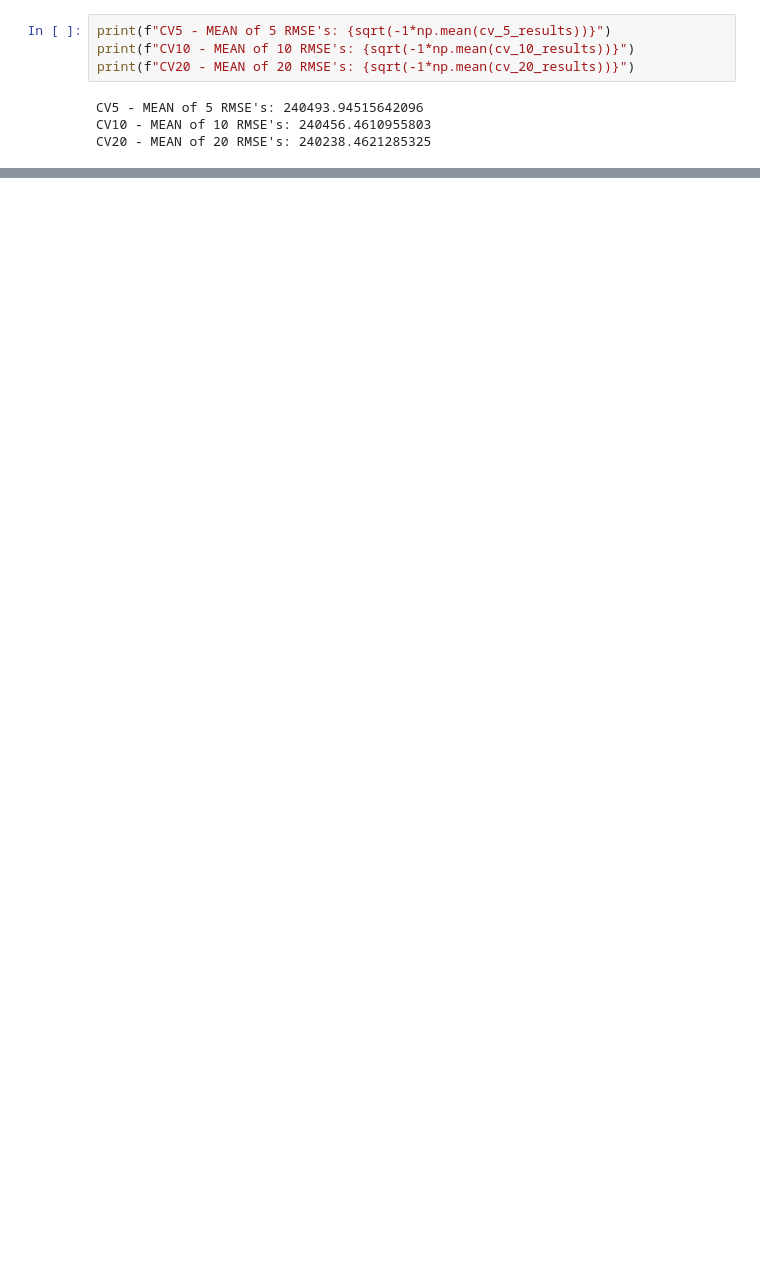
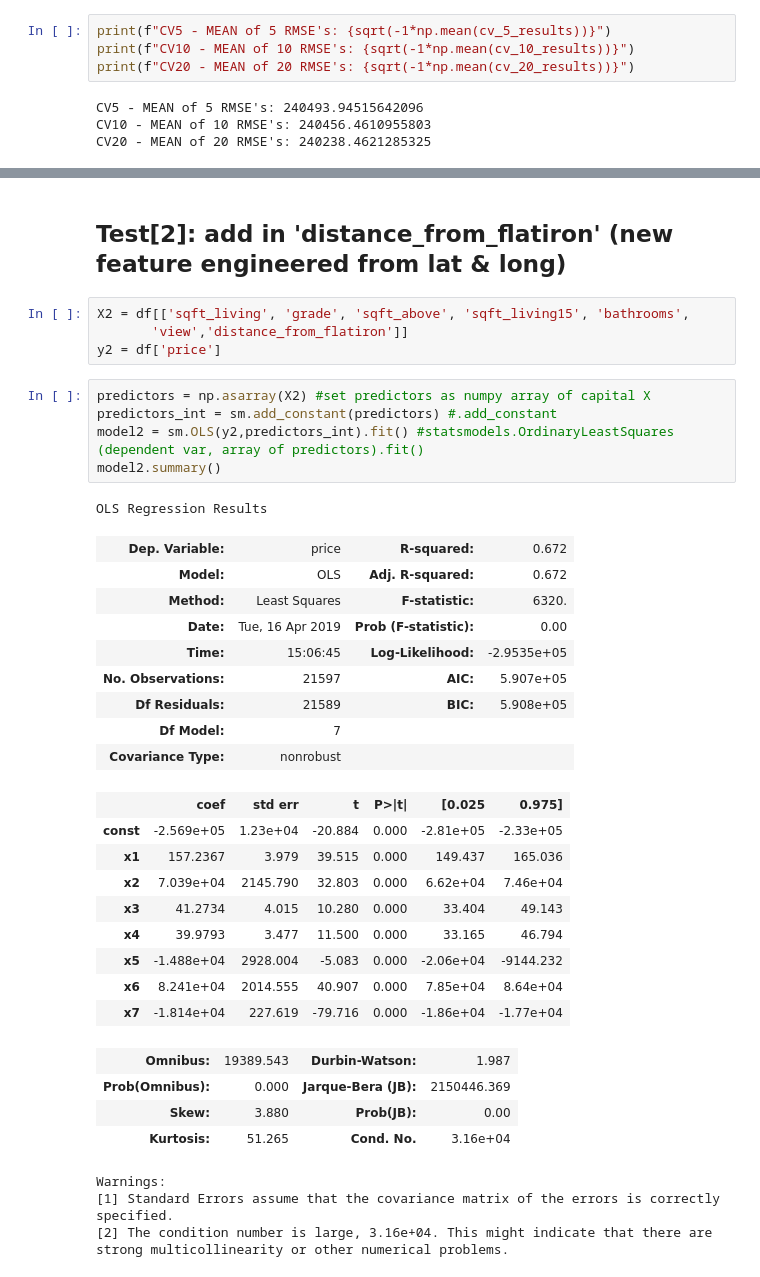
Before and after one commit to A92e/kingcountyWA_home_price_predictor, a Jupyter notebook: model_improvement.ipynb, the cells around one changed output, grey strips where cells are left out. Saved outputs shown, nothing was run; the diff lists cells and outputs as text; blank space fills up the shorter version.

```diff
--- a/model_improvement.ipynb
+++ b/model_improvement.ipynb
@@ -167,0 +162,39 @@ CV20 - MEAN of 20 RMSE's: 240238.4621285325
+# %% [markdown]
+## Test[2]: add in 'distance_from_flatiron' (new feature engineered from lat & long)
+# %%
+X2 = df[['sqft_living', 'grade', 'sqft_above', 'sqft_living15', 'bathrooms',
+       'view','distance_from_flatiron']]
+y2 = df['price']
+# %%
+predictors = np.asarray(X2) #set predictors as numpy array of capital X
+predictors_int = sm.add_constant(predictors) #.add_constant
+model2 = sm.OLS(y2,predictors_int).fit() #statsmodels.OrdinaryLeastSquares (dependent var, array of predictors).fit()
+model2.summary()
+# %% [output]
+OLS Regression Results
+| Dep. Variable: | price | R-squared: | 0.672 |
+| Model: | OLS | Adj. R-squared: | 0.672 |
+| Method: | Least Squares | F-statistic: | 6320. |
+| Date: | Tue, 16 Apr 2019 | Prob (F-statistic): | 0.00 |
+| Time: | 15:06:45 | Log-Likelihood: | -2.9535e+05 |
+| No. Observations: | 21597 | AIC: | 5.907e+05 |
+| Df Residuals: | 21589 | BIC: | 5.908e+05 |
+| Df Model: | 7 |  |  |
+| Covariance Type: | nonrobust |  |  |
+|  | coef | std err | t | P>|t| | [0.025 | 0.975] |
+| const | -2.569e+05 | 1.23e+04 | -20.884 | 0.000 | -2.81e+05 | -2.33e+05 |
+| x1 | 157.2367 | 3.979 | 39.515 | 0.000 | 149.437 | 165.036 |
+| x2 | 7.039e+04 | 2145.790 | 32.803 | 0.000 | 6.62e+04 | 7.46e+04 |
+| x3 | 41.2734 | 4.015 | 10.280 | 0.000 | 33.404 | 49.143 |
+| x4 | 39.9793 | 3.477 | 11.500 | 0.000 | 33.165 | 46.794 |
+| x5 | -1.488e+04 | 2928.004 | -5.083 | 0.000 | -2.06e+04 | -9144.232 |
+| x6 | 8.241e+04 | 2014.555 | 40.907 | 0.000 | 7.85e+04 | 8.64e+04 |
+| x7 | -1.814e+04 | 227.619 | -79.716 | 0.000 | -1.86e+04 | -1.77e+04 |
+| Omnibus: | 19389.543 | Durbin-Watson: | 1.987 |
+| Prob(Omnibus): | 0.000 | Jarque-Bera (JB): | 2150446.369 |
+| Skew: | 3.880 | Prob(JB): | 0.00 |
+| Kurtosis: | 51.265 | Cond. No. | 3.16e+04 |
+Warnings:
+[1] Standard Errors assume that the covariance matrix of the errors is correctly specified.
+[2] The condition number is large, 3.16e+04. This might indicate that there are
+strong multicollinearity or other numerical problems.
```
Also changed, not shown: parts of 43 cells of this notebook.
